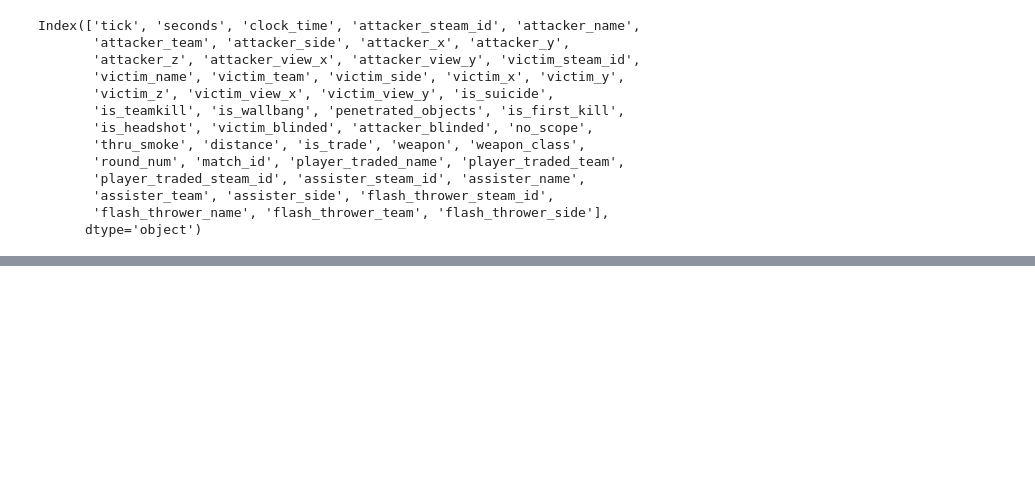
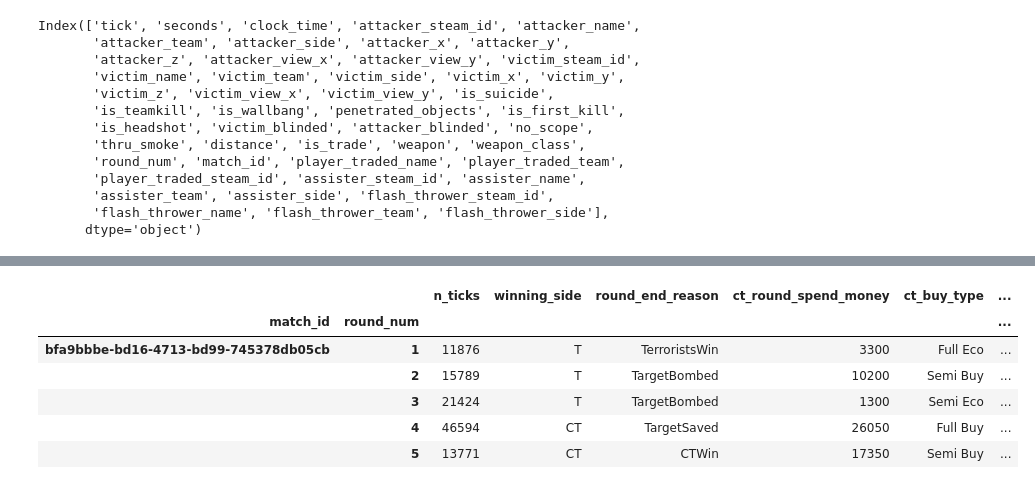
Before and after one commit to khemingkapat/csgo_model, a Jupyter notebook: main.ipynb, the cells around one changed output, grey strips where cells are left out. Cells and saved outputs as stored; diff of their text form; code cells hidden in the pictures; blank space fills up the shorter version.

```diff
--- a/main.ipynb
+++ b/main.ipynb
@@ -322,0 +320,15 @@ idx_sm_df.loc[(selected_match.match_id,selected_round)]
+# %%
+idx_r_df = rounds_df.set_index(["match_id","round_num"])
+idx_r_df["n_ticks"] = idx_r_df["end_tick"] - idx_r_df["start_tick"]
+idx_r_df = idx_r_df[["n_ticks","winning_side","round_end_reason",
+                     "ct_round_spend_money","ct_buy_type",
+                    "t_round_spend_money","t_buy_type"]]
+idx_r_df.head(5)
+# %% [output]
+|  |  | n_ticks | winning_side | round_end_reason | ct_round_spend_money | ct_buy_type | ... |
+| match_id | round_num |  |  |  |  |  | ... |
+| bfa9bbbe-bd16-4713-bd99-745378db05cb | 1 | 11876 | T | TerroristsWin | 3300 | Full Eco | ... |
+|  | 2 | 15789 | T | TargetBombed | 10200 | Semi Buy | ... |
+|  | 3 | 21424 | T | TargetBombed | 1300 | Semi Eco | ... |
+|  | 4 | 46594 | CT | TargetSaved | 26050 | Full Buy | ... |
+|  | 5 | 13771 | CT | CTWin | 17350 | Semi Buy | ... |
```
Also changed, not shown: parts of 10 cells of this notebook.
